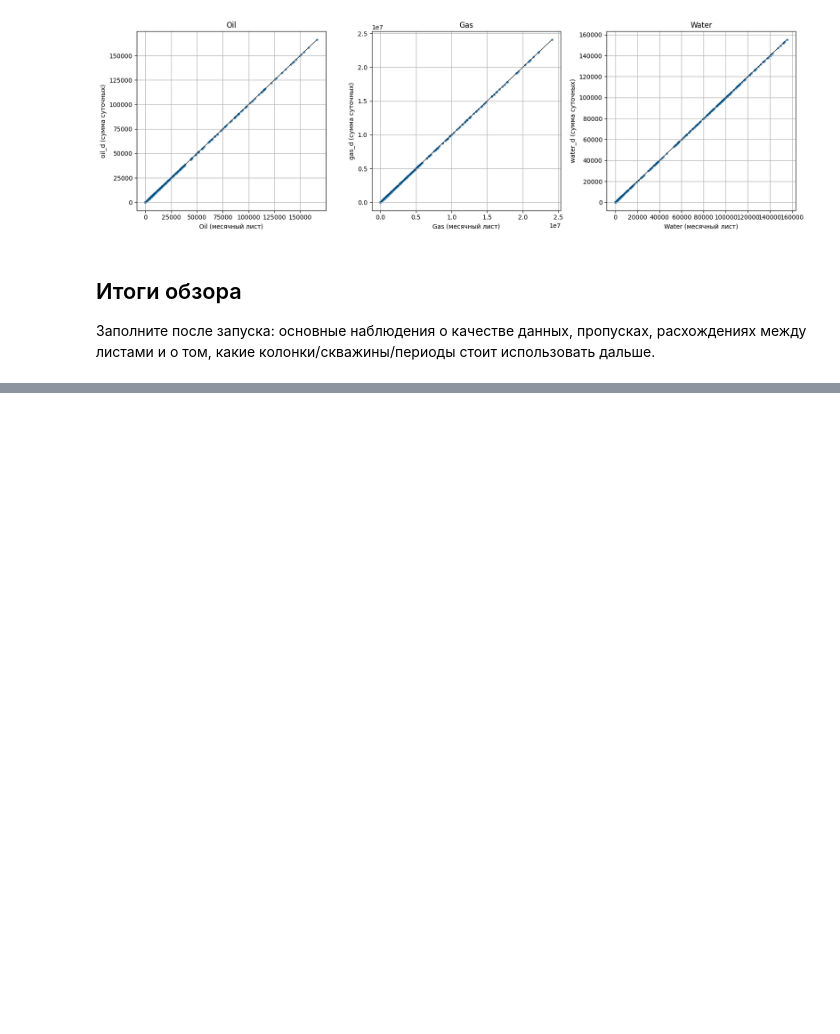
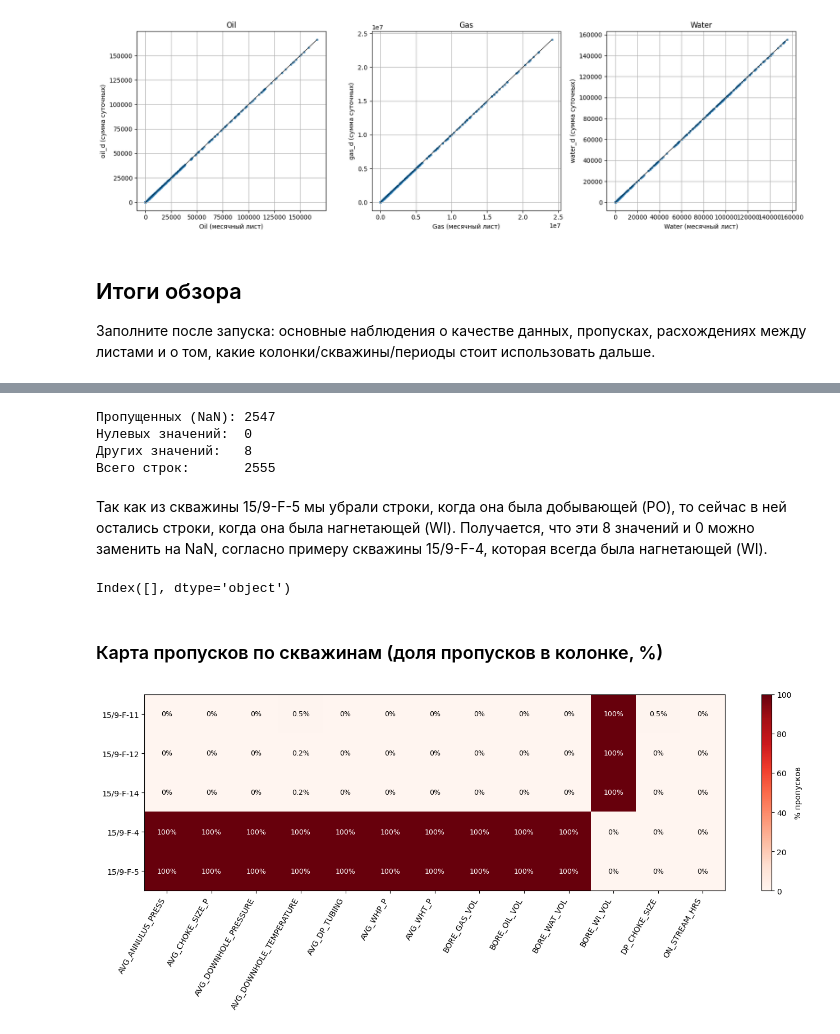
Before and after one commit to SashaVeremchuk/Gazprom-production-forecast, a Jupyter notebook: data_overview.ipynb, the cells around one changed output, grey strips where cells are left out. Drawn from its saved outputs; the diff is of its cells as text; code cells hidden in the pictures; blank space fills up the shorter version.

```diff
--- a/data_overview.ipynb
+++ b/data_overview.ipynb
@@ -598,0 +690,2 @@ plt.show()
+# %%
+daily_clean = daily_clean[~((daily_clean["ON_STREAM_HRS"] == 0) & (daily_clean["BORE_OIL_VOL"] > 0))]
@@ -598,0 +780,8 @@ plt.show()
+# %%
+# находим индексы строк, где скважина 15/9-F-5 работала в режиме добычи (OP)
+indices_to_drop = daily_clean[
+    (daily_clean['NPD_WELL_BORE_NAME'] == '15/9-F-5') &
+    (daily_clean['WELL_TYPE'] == 'OP')
+].index
+
+daily_clean = daily_clean.drop(index=indices_to_drop).reset_index(drop=True)
@@ -598,0 +878,66 @@ plt.show()
+# %%
+# проверим значения скважины 15/9-F-5
+series = daily_clean[(daily_clean['NPD_WELL_BORE_NAME'] == '15/9-F-5') & (daily_clean["ON_STREAM_HRS"] > 0)]['AVG_ANNULUS_PRESS']
+
+# кол-во NaN
+nan_count = series.isna().sum()
+# кол-во 0
+zero_count = (series == 0).sum()
+# кол-во остальных значений
+other_count = series.notna().sum() - zero_count
+
+print(f"Пропущенных (NaN): {nan_count}")
+print(f"Нулевых значений:  {zero_count}")
+print(f"Других значений:   {other_count}")
+print(f"Всего строк:       {len(series)}")
+# %% [output]
+Пропущенных (NaN): 2547
+Нулевых значений:  0
+Других значений:   8
+Всего строк:       2555
+# %% [markdown]
+Так как из скважины 15/9-F-5 мы убрали строки, когда она была добывающей (PO), то сейчас в ней остались строки, когда она была нагнетающей (WI).
+Получается, что эти 8 значений и 0 можно заменить на NaN, согласно примеру скважины 15/9-F-4, которая всегда была нагнетающей (WI).
+# %%
+# Записываем значения NaN в выбранные столбцы для скважины скважины 15/9-F-5
+target_cols = [
+    "AVG_ANNULUS_PRESS", "AVG_CHOKE_SIZE_P", "AVG_DOWNHOLE_PRESSURE",
+    "AVG_DOWNHOLE_TEMPERATURE", "AVG_DP_TUBING", "AVG_WHP_P",
+    "AVG_WHT_P", "BORE_GAS_VOL", "BORE_OIL_VOL", "BORE_WAT_VOL"
+]
+
+daily_result.loc[daily_result['NPD_WELL_BORE_NAME'] == '15/9-F-5', target_cols] = np.nan
+# %%
+print(daily_result.columns[daily_result.columns.duplicated()])
+# %% [output]
+Index([], dtype='object')
+# %% [markdown]
+### Карта пропусков по скважинам (доля пропусков в колонке, %)
+# %%
+na_by_well = daily_result.groupby("NPD_WELL_BORE_NAME")[NUM_COLS].agg(lambda s: s.isna().mean() * 100)
+
+fig, ax = plt.subplots(figsize=(14, 6)) # Немного увеличили высоту для читаемости текста
+im = ax.imshow(na_by_well.values, aspect="auto", cmap="Reds", vmin=0, vmax=100)
+
+ax.set_xticks(range(len(NUM_COLS)))
+ax.set_xticklabels(NUM_COLS, rotation=60, ha="right")
+ax.set_yticks(range(len(na_by_well)))
+ax.set_yticklabels(na_by_well.index)
+ax.grid(False)
+
+data_values = na_by_well.values
+for i in range(data_values.shape[0]):
+    for j in range(data_values.shape[1]):
+        val = data_values[i, j]
+        text_color = "white" if val > 60 else "black"
+        text_label = f"{val:.0f}%" if val == 0 or val == 100 else f"{val:.1f}%"
+
+        ax.text(j, i, text_label,
+                ha="center", va="center",
+                color=text_color, fontsize=9)
+
+fig.colorbar(im, ax=ax, label="% пропусков")
+plt.tight_layout()
+plt.show()
+# %% [output]
+[figure, added]
```
Also changed, not shown: parts of 52 cells of this notebook.
